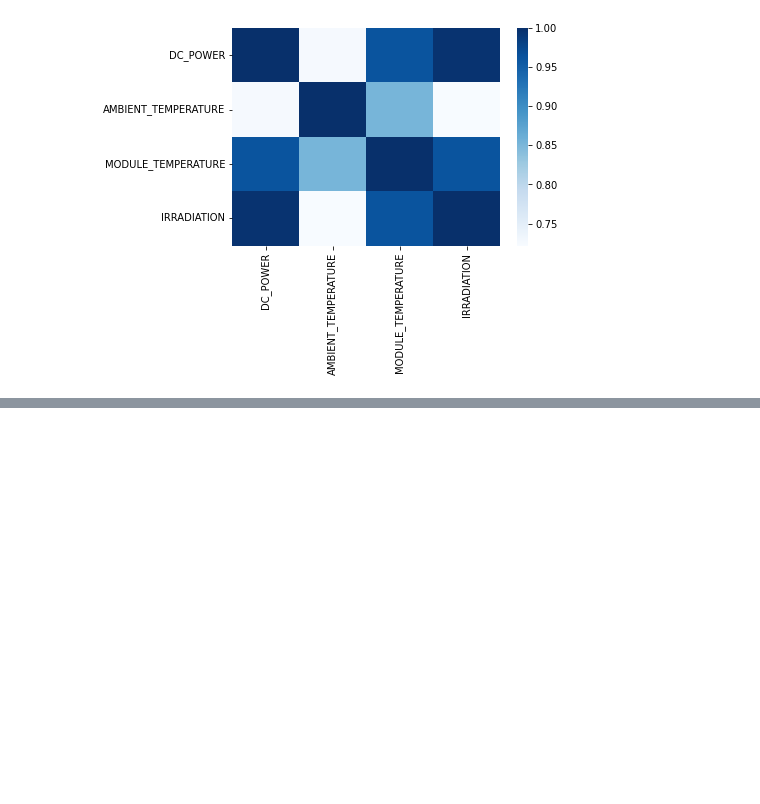
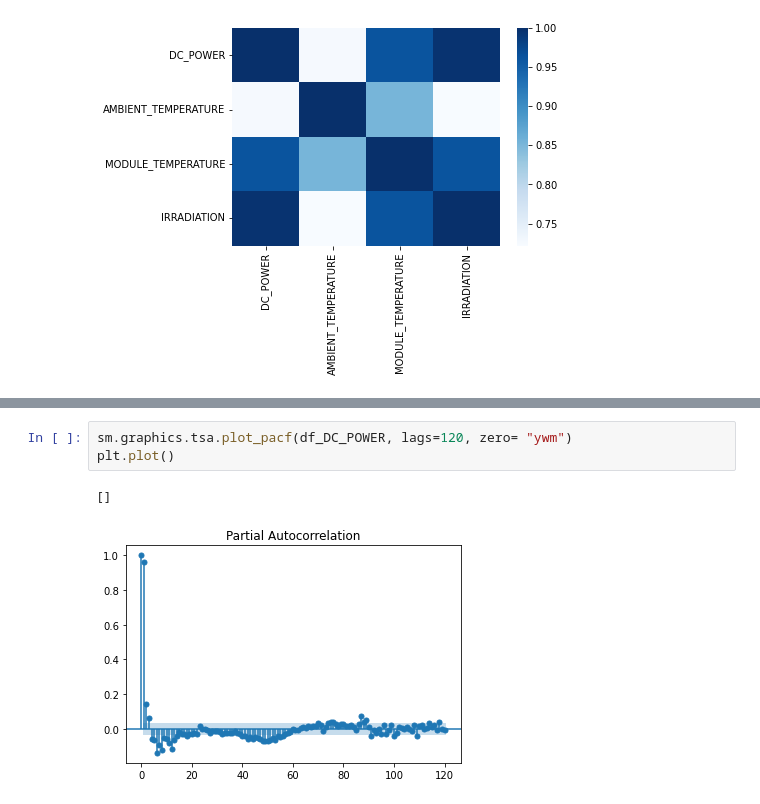
Before and after one commit to emanuelalmeid/SOLAR_PYTHON, a Jupyter notebook: solar.ipynb, the cells around one changed output, grey strips where cells are left out. Saved outputs shown, nothing was run; the diff lists cells and outputs as text; blank space fills up the shorter version.

```diff
--- a/solar.ipynb
+++ b/solar.ipynb
@@ -286,0 +341,6 @@ sns.heatmap(df_solar_weatherCor.corr(), cmap = 'Blues')
+# %%
+sm.graphics.tsa.plot_pacf(df_DC_POWER, lags=120, zero= "ywm")
+plt.plot()
+# %% [output]
+[]
+[figure, added]
```
Also changed, not shown: parts of 33 cells of this notebook.
